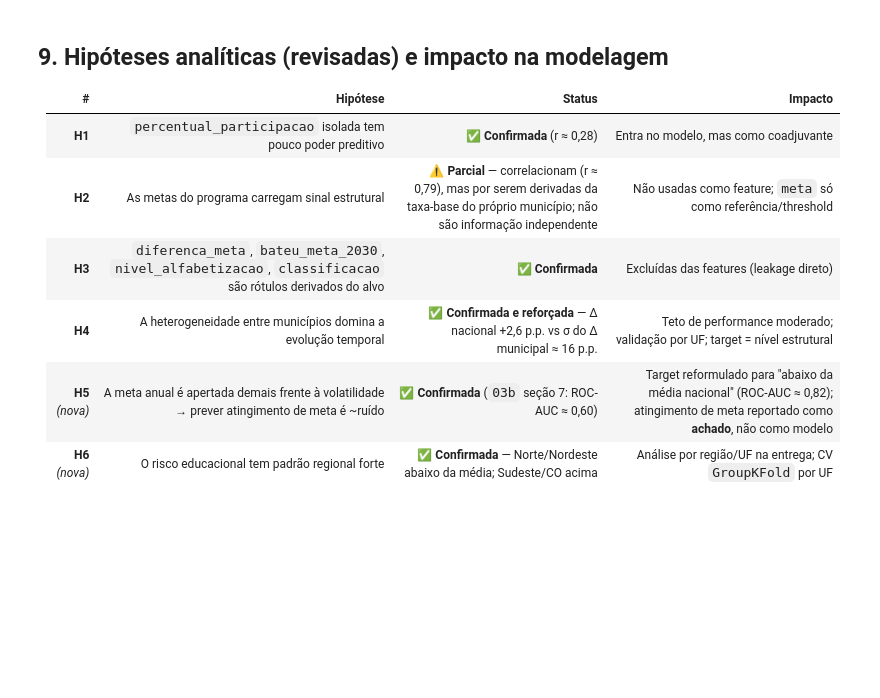
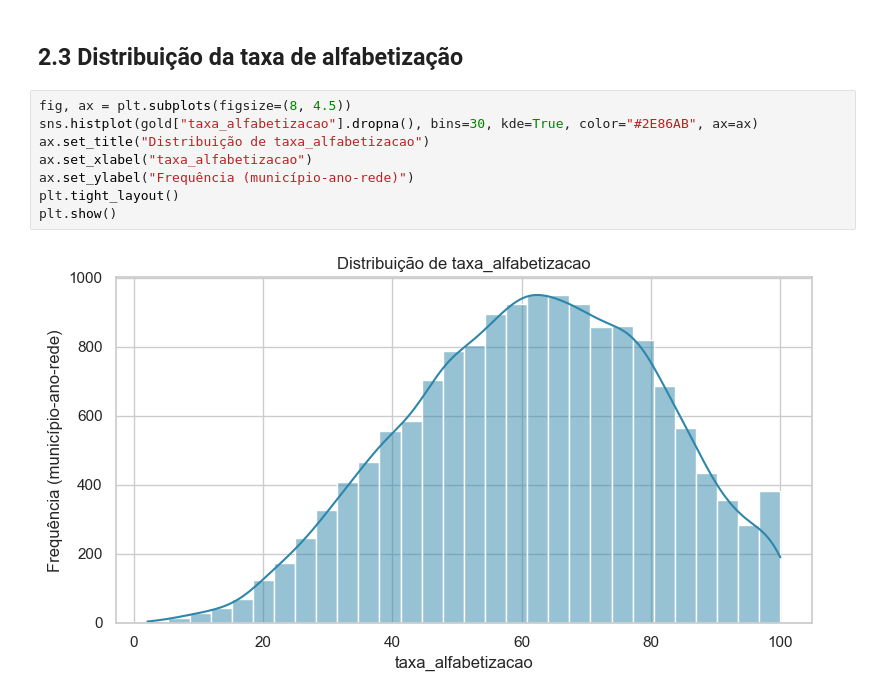
Before and after one commit to gabi-lopes/1IAST-Tech-Challenge-Fase3, a Jupyter notebook: notebooks/02_eda.ipynb, the cells around one changed output. Drawn from its saved outputs; the diff is of its cells as text; blank space fills up the shorter version.

```diff
--- a/notebooks/02_eda.ipynb
+++ b/notebooks/02_eda.ipynb
@@ -306,11 +71,12 @@ meta_2024 - taxa_2023 (quanto o município precisava subir): média +1.4 p.p., m
-# %% [markdown]
-## 9. Hipóteses analíticas (revisadas) e impacto na modelagem
-
-| # | Hipótese | Status | Impacto |
-|---|---|---|---|
-| **H1** | `percentual_participacao` isolada tem pouco poder preditivo | ✅ **Confirmada** (r ≈ 0,28) | Entra no modelo, mas como coadjuvante |
-| **H2** | As metas do programa carregam sinal estrutural | ⚠️ **Parcial** — correlacionam (r ≈ 0,79), mas por serem derivadas da taxa-base do próprio município; não são informação independente | Não usadas como feature; `meta` só como referência/threshold |
-| **H3** | `diferenca_meta`, `bateu_meta_2030`, `nivel_alfabetizacao`, `classificacao` são rótulos derivados do alvo | ✅ **Confirmada** | Excluídas das features (leakage direto) |
-| **H4** | A heterogeneidade entre municípios domina a evolução temporal | ✅ **Confirmada e reforçada** — Δ nacional +2,6 p.p. vs σ do Δ municipal ≈ 16 p.p. | Teto de performance moderado; validação por UF; target = nível estrutural |
-| **H5** *(nova)* | A meta anual é apertada demais frente à volatilidade → prever atingimento de meta é ~ruído | ✅ **Confirmada** (`03b` seção 7: ROC-AUC ≈ 0,60) | Target reformulado para "abaixo da média nacional" (ROC-AUC ≈ 0,82); atingimento de meta reportado como **achado**, não como modelo |
-| **H6** *(nova)* | O risco educacional tem padrão regional forte | ✅ **Confirmada** — Norte/Nordeste abaixo da média; Sudeste/CO acima | Análise por região/UF na entrega; CV `GroupKFold` por UF |
+# %% [markdown]
+## 2.3 Distribuição da taxa de alfabetização
+# %%
+fig, ax = plt.subplots(figsize=(8, 4.5))
+sns.histplot(gold["taxa_alfabetizacao"].dropna(), bins=30, kde=True, color="#2E86AB", ax=ax)
+ax.set_title("Distribuição de taxa_alfabetizacao")
+ax.set_xlabel("taxa_alfabetizacao")
+ax.set_ylabel("Frequência (município-ano-rede)")
+plt.tight_layout()
+plt.show()
+# %% [output]
+[figure, added]
```
Also changed, not shown: parts of 46 cells of this notebook, 32 other files.
